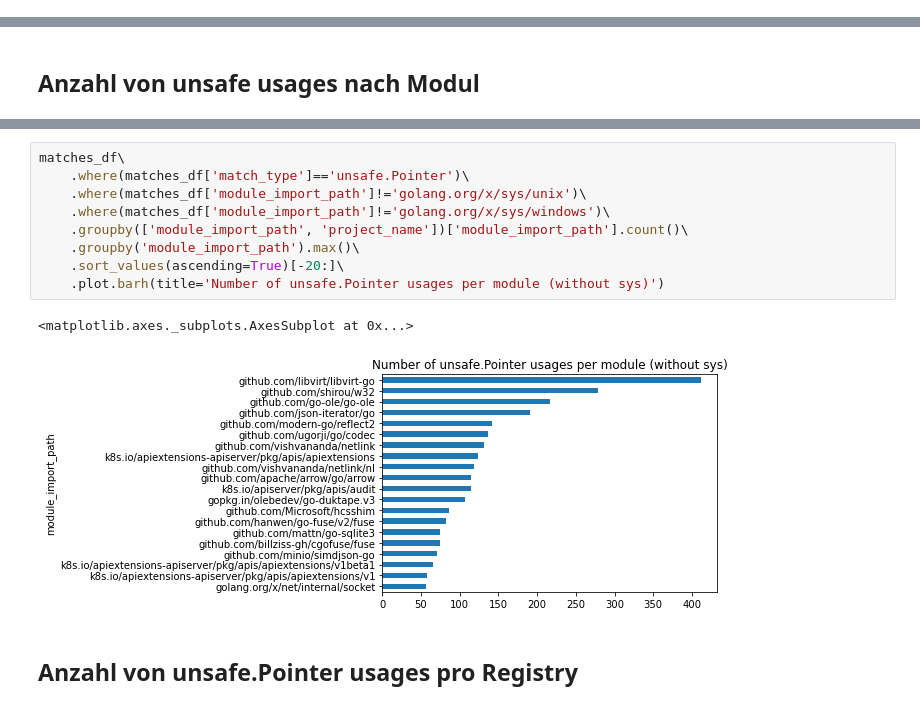
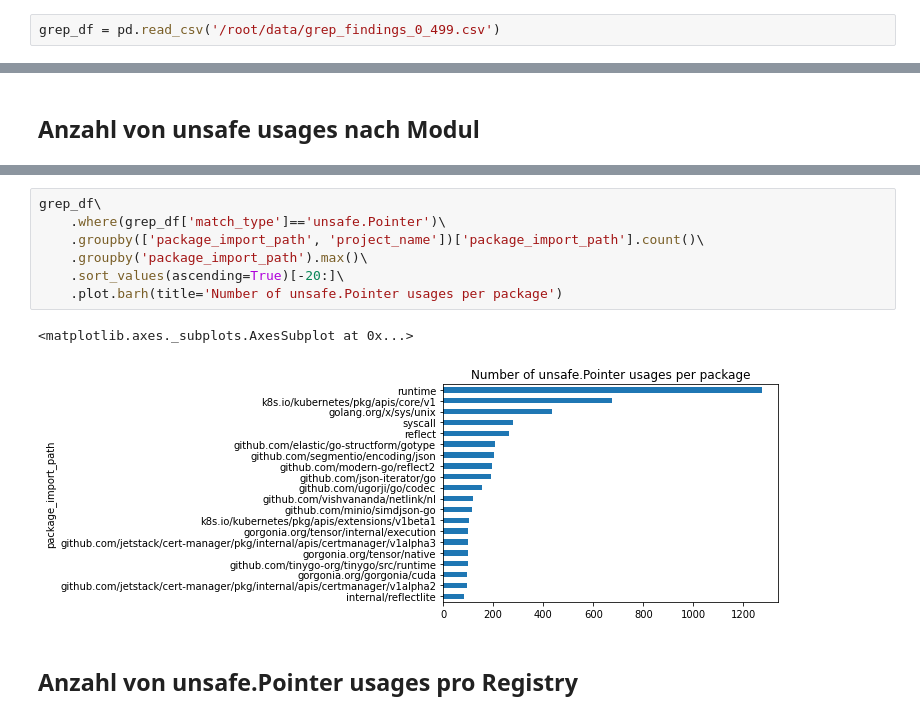
Before and after one commit to jlauinger/master-of-science, a Jupyter notebook: code/data-survey/analysis/data-exploration.ipynb, the cells around one changed output, grey strips where cells are left out. Drawn from its saved outputs; the diff is of its cells as text.

```diff
--- a/code/data-survey/analysis/data-exploration.ipynb
+++ b/code/data-survey/analysis/data-exploration.ipynb
@@ -52,0 +31,2 @@ matches_df
+# %%
+grep_df = pd.read_csv('/root/data/grep_findings_0_499.csv')
@@ -221,15 +211,13 @@ Wir sehen einen unglaublich großen Vorsprung des `sys` Packages, das durch sehr
 # %%
-matches_df\
-    .where(matches_df['match_type']=='unsafe.Pointer')\
-    .where(matches_df['module_import_path']!='golang.org/x/sys/unix')\
-    .where(matches_df['module_import_path']!='golang.org/x/sys/windows')\
-    .groupby(['module_import_path', 'project_name'])['module_import_path'].count()\
-    .groupby('module_import_path').max()\
+grep_df\
+    .where(grep_df['match_type']=='unsafe.Pointer')\
+    .groupby(['package_import_path', 'project_name'])['package_import_path'].count()\
+    .groupby('package_import_path').max()\
     .sort_values(ascending=True)[-20:]\
-    .plot.barh(title='Number of unsafe.Pointer usages per module (without sys)')
+    .plot.barh(title='Number of unsafe.Pointer usages per package')
 # %% [output]
 <matplotlib.axes._subplots.AxesSubplot at 0x...>
-[figure, old version]
+[figure, new version]
 # %% [markdown]
 ## Anzahl von unsafe.Pointer usages pro Registry
 # %%
```
Also changed, not shown: parts of 80 cells of this notebook.
